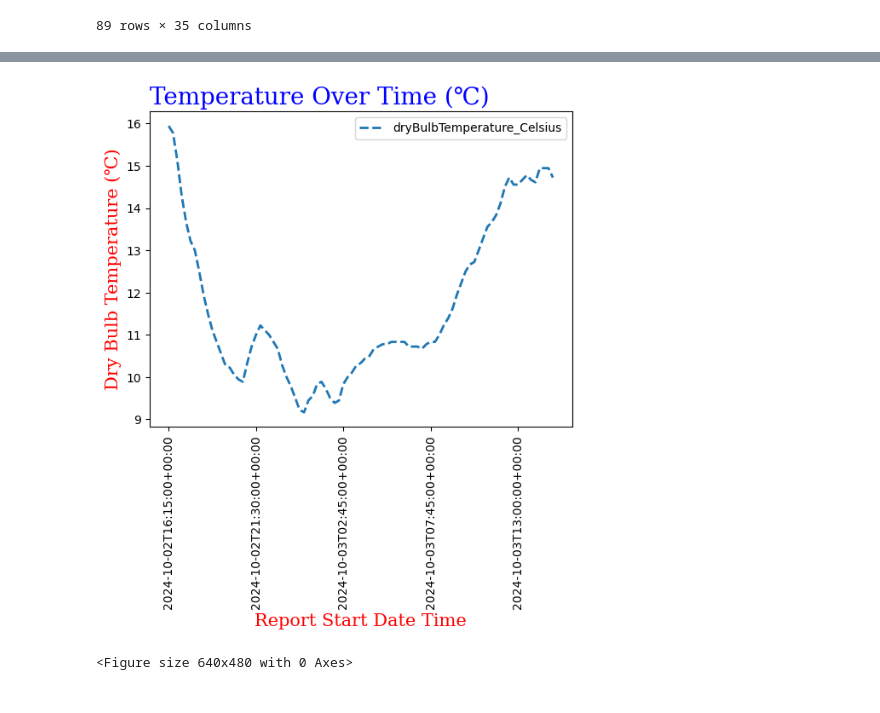
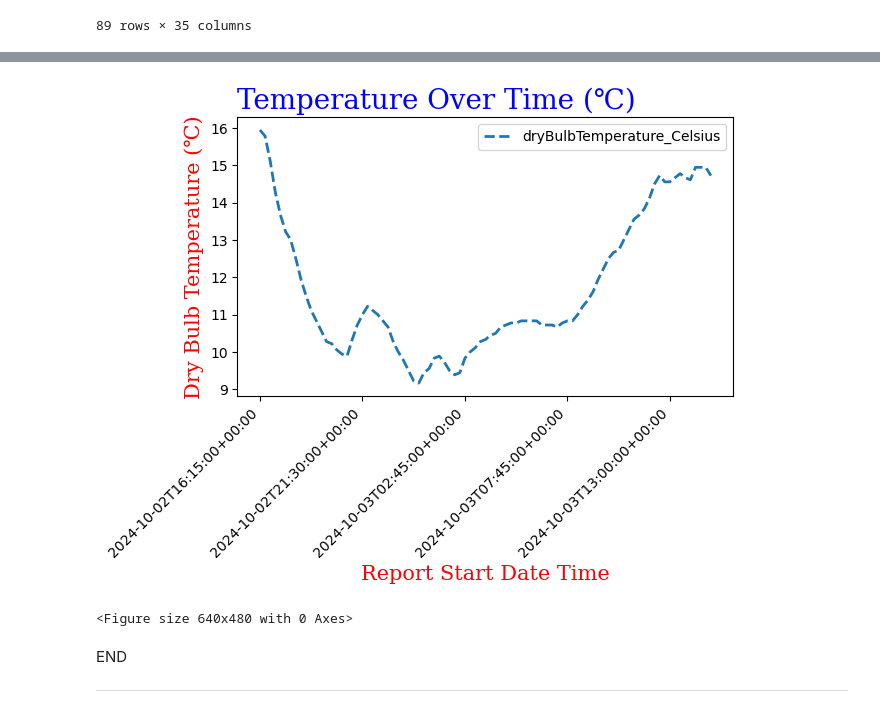
Before and after one commit to GabrielaDomiciano/PFDA_assignments, a Jupyter notebook: assignment02_weather.ipynb, the cells around one changed output, grey strips where cells are left out. Drawn from its saved outputs; the diff is of its cells as text; code cells hidden in the pictures.

Commit message:
plot and readme update

```diff
--- a/assignment02_weather.ipynb
+++ b/assignment02_weather.ipynb
@@ -102,21 +108,25 @@ print(temperature_celsius)
 # %%
 # Using reportStartDateTime on the x-axis and dryBulbTemperature_Celsius on the y-axis.
 #The plot uses dashed lines (linestyle='dashed') and sets the line width to 2 (linewidth='2').
 temperature.plot('reportStartDateTime' , 'dryBulbTemperature_Celsius', linestyle = 'dashed', linewidth = '2')
 
 font1 = {'family':'serif','color':'blue','size':20}
 font2 = {'family':'serif','color':'darkred','size':15}
 
 # Title.
 plt.title('Temperature Over Time (℃)', fontdict = font1, loc = 'left')
 
 # Axis labels.
 plt.xlabel('Report Start Date Time', fontdict = font2, color = 'r')
 plt.ylabel('Dry Bulb Temperature (℃)', fontdict = font2, color = 'r')
-#rotated the x-axis labels by 90 degrees to make them easier to read if they are long.
-plt.xticks(rotation=90)
+#rotated the x-axis labels by 45 degrees to make them easier to read.
+plt.xticks(rotation=45, ha='right')
+plt.subplots_adjust(bottom=0.30)
 plt.show()
 plt.savefig('/Users/gabrieladomicianoavellar/Desktop/PFDA_assignments/plot/temperature_over_time.png')
 # %% [output]
-[figure, old version]
+[figure, new version]
 <Figure size 640x480 with 0 Axes>
+# %% [markdown]
+END
+*******
```
Also changed, not shown: parts of 5 cells of this notebook, 3 other files.
